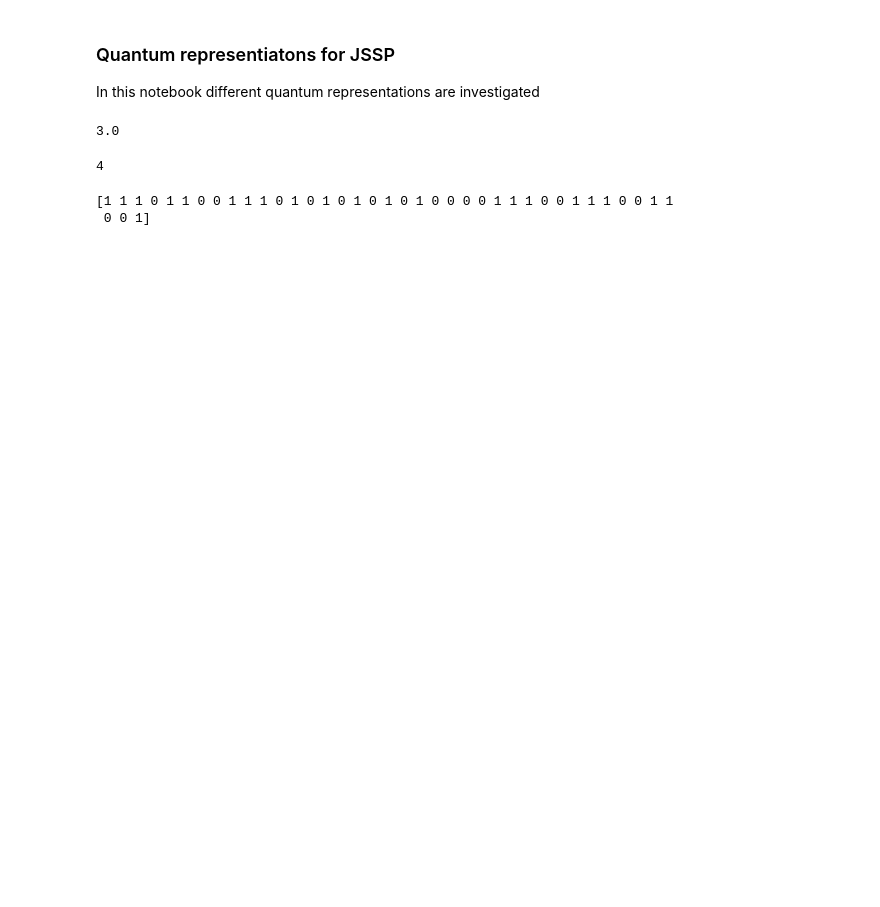
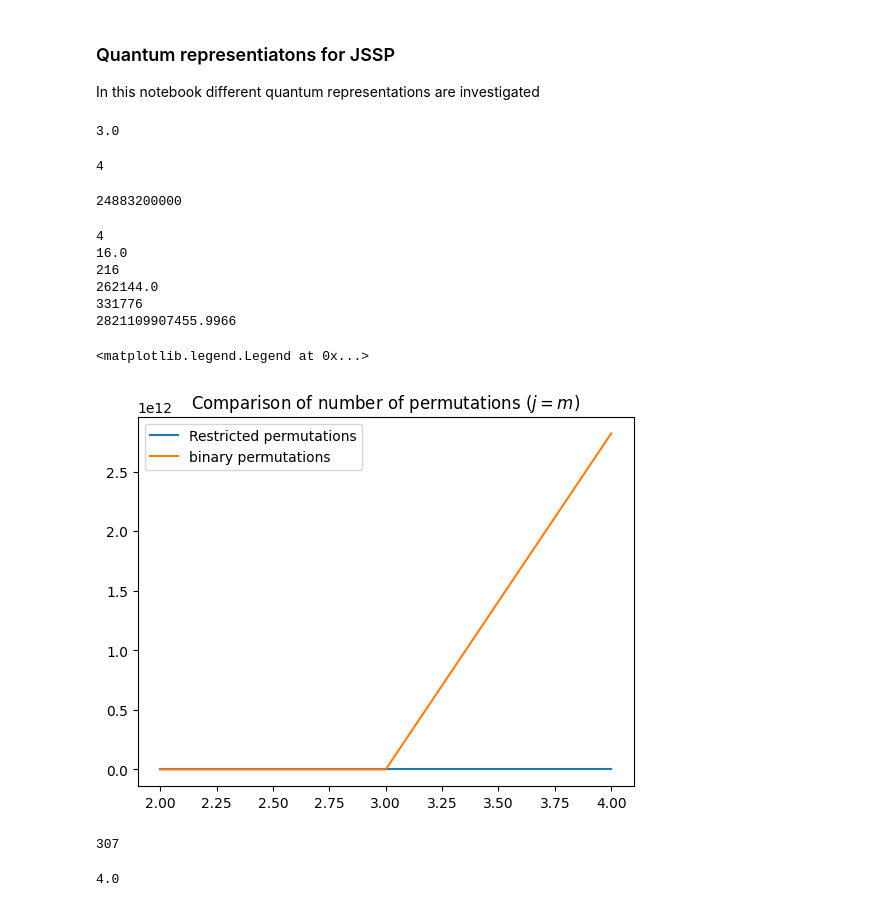
Before and after one commit to B-Moritz/QGA_JSSP, a Jupyter notebook: lab/quantum_representation.ipynb, the cells around one changed output. Drawn from its saved outputs; the diff is of its cells as text; code cells hidden in the pictures; blank space fills up the shorter version.

```diff
--- a/lab/quantum_representation.ipynb
+++ b/lab/quantum_representation.ipynb
@@ -92,7 +24,0 @@ class Q_cromosome:
-# %%
-cur_cromosome = Q_cromosome(10, 4)
-b = Q_cromosome(10, 4)
-print(cur_cromosome.x)
-# %% [output]
-[1 1 1 0 1 1 0 0 1 1 1 0 1 0 1 0 1 0 1 0 1 0 0 0 0 1 1 1 0 0 1 1 1 0 0 1 1
- 0 0 1]
@@ -98,0 +38,40 @@ print(cur_cromosome.x)
+# %%
+120**5
+# %% [output]
+24883200000
+# %%
+j = np.arange(2, 5, 1)
+y = np.empty(len(j))
+y2 = np.empty(len(j))
+for i, j_number in enumerate(j):
+    y_1_temp = math.factorial(int(j_number))**j_number
+    print(y_1_temp)
+    y[i] = y_1_temp
+
+    y_2_temp = 2**(j_number*j_number*(np.log2(j_number-1)+1))
+    print(y_2_temp)
+    y2[i] = y_2_temp
+
+plt.title("Comparison of number of permutations ($j=m$)")
+plt.plot(j, y, label="Restricted permutations")
+plt.plot(j, y2, label="binary permutations")
+plt.legend()
+# %% [output]
+4
+16.0
+216
+262144.0
+331776
+2821109907455.9966
+<matplotlib.legend.Legend at 0x...>
+[figure, added]
+# %%
+x = 10
+print(int(math.log2((math.factorial(x**2)/math.factorial(x)**x) - 1)+1))
+# %% [output]
+307
+# %%
+for j_temp in j:
+    print(math.factorial(j_temp)**j_temp)
+# %% [output]
+4.0
```
Also changed, not shown: parts of 47 cells of this notebook, 52 other files.
